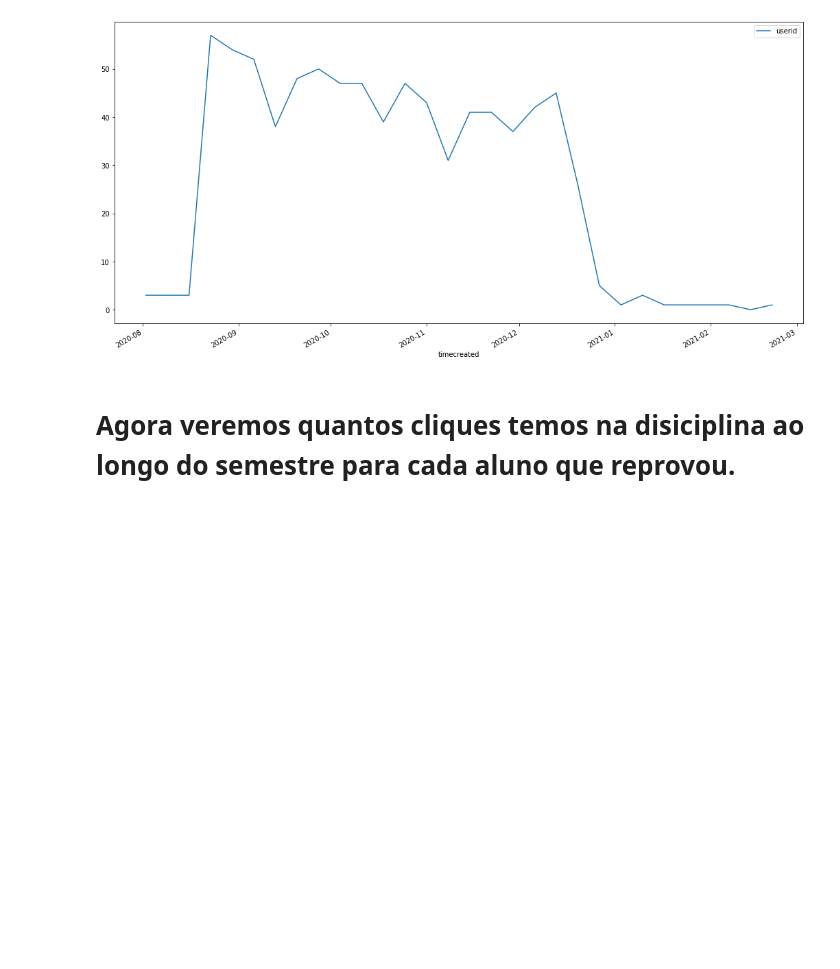
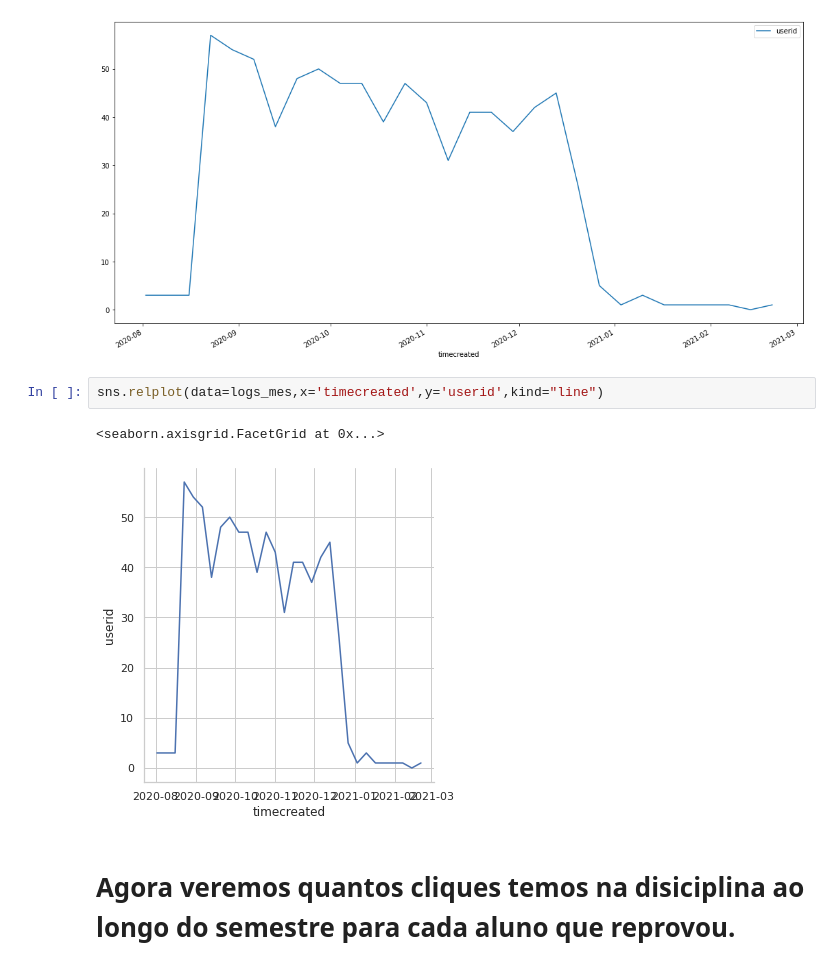
Before and after one commit to atp/edisc-analytics, a Jupyter notebook: Analise_de_Engajamento2.ipynb, the cells around one changed output. Saved outputs shown, nothing was run; the diff lists cells and outputs as text; blank space fills up the shorter version.

```diff
--- a/Analise_de_Engajamento2.ipynb
+++ b/Analise_de_Engajamento2.ipynb
@@ -332,6 +332,11 @@ logs_mes.plot(y= 'userid',figsize=(18,9))
 # %% [output]
 <AxesSubplot:xlabel='timecreated'>
 [figure]
+# %%
+sns.relplot(data=logs_mes,x='timecreated',y='userid',kind="line")
+# %% [output]
+<seaborn.axisgrid.FacetGrid at 0x...>
+[figure, added]
 # %% [markdown]
 # Agora veremos quantos cliques temos na disiciplina ao longo do semestre para cada aluno que reprovou.
 # %%
```
Also changed, not shown: parts of 2 cells of this notebook.
